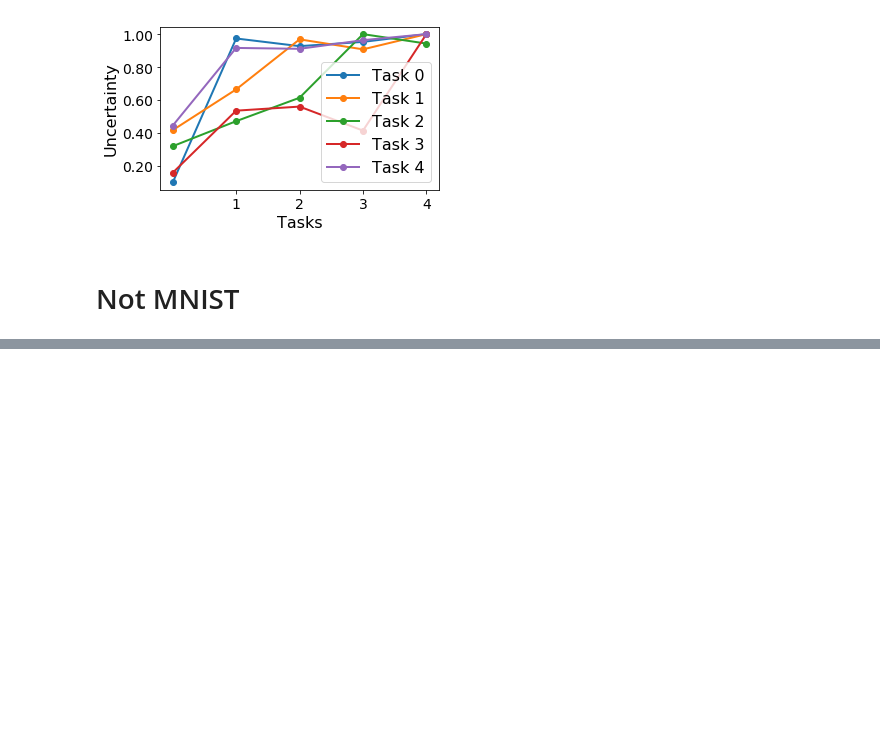
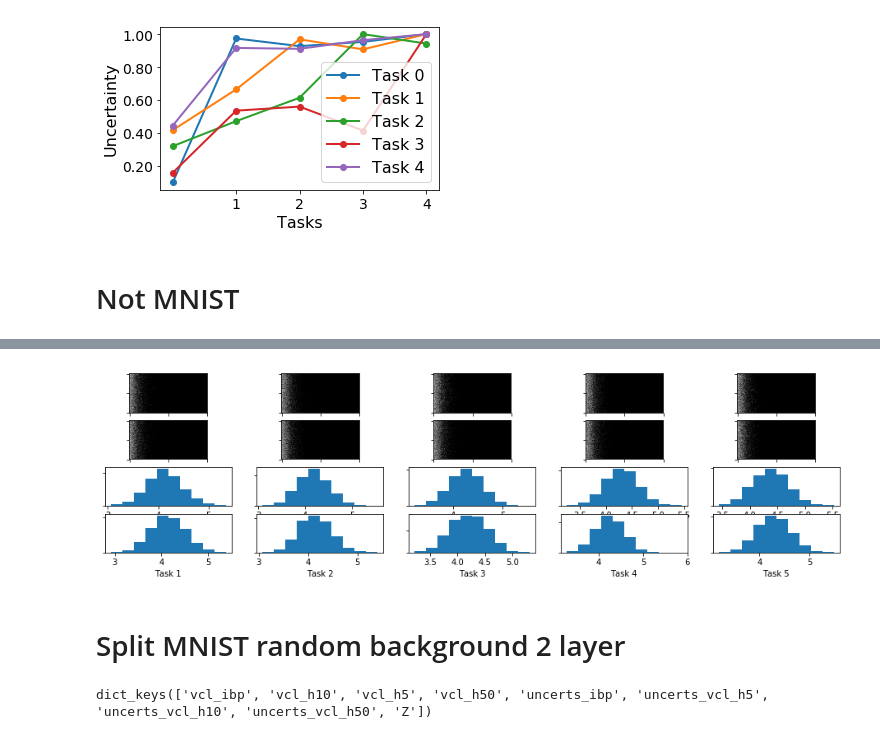
Before and after one commit to skezle/IBP_BNN, a Jupyter notebook: ddm/vcl_results_plot.ipynb, the cells around one changed output, grey strips where cells are left out. Cells and saved outputs as stored; diff of their text form; code cells hidden in the pictures; blank space fills up the shorter version.

```diff
--- a/ddm/vcl_results_plot.ipynb
+++ b/ddm/vcl_results_plot.ipynb
@@ -1020,0 +1102,16 @@ fig.show()
+# %%
+from visualise import plot_Zs
+num_layers=2
+Zs=d['Z']
+dataset='vanilla_split'
+plot_Zs(num_tasks, num_layers, Zs[0], dataset, tag)
+# %% [output]
+[figure, added]
+# %% [markdown]
+# Split MNIST random background 2 layer
+# %%
+with open('results/split_mnist_res5_random_2layer.pkl', 'rb') as input_file:
+    d = pickle.load(input_file)
+d.keys()
+# %% [output]
+dict_keys(['vcl_ibp', 'vcl_h10', 'vcl_h5', 'vcl_h50', 'uncerts_ibp', 'uncerts_vcl_h5', 'uncerts_vcl_h10', 'uncerts_vcl_h50', 'Z'])
```
Also changed, not shown: parts of 14 cells of this notebook.
